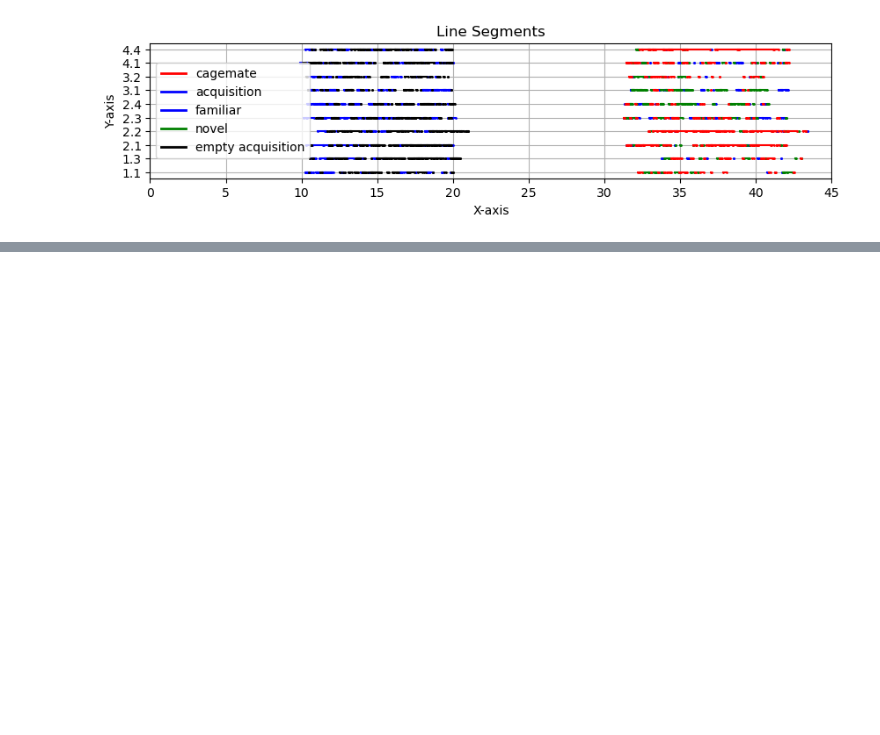
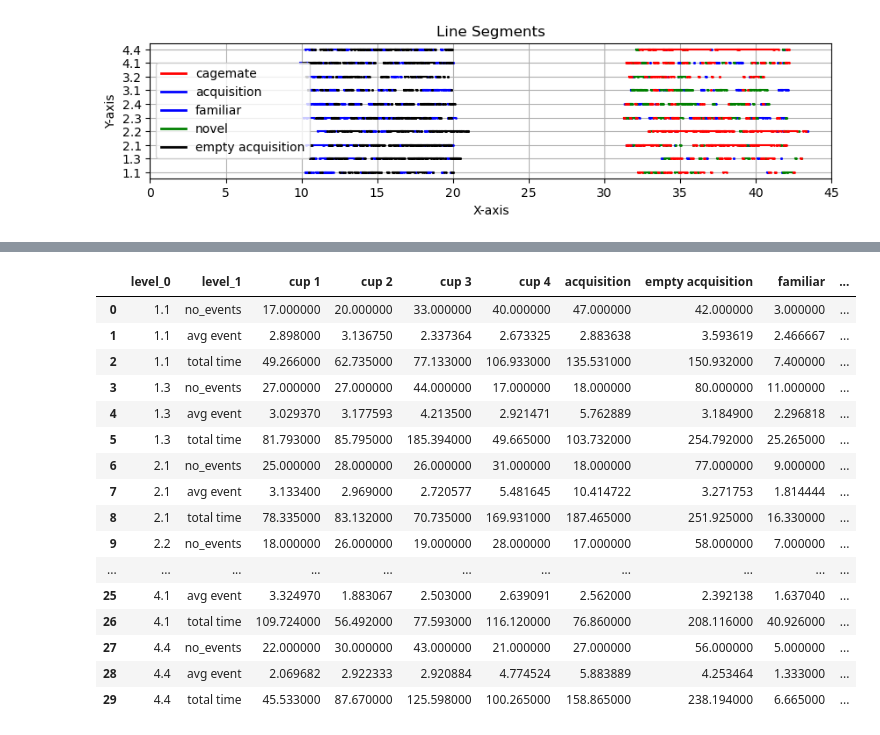
Before and after one commit to tomHep10/diff_fam_social_memory_ephys, a Jupyter notebook: pilot2/cups_phase4/cups_behavior_analysis.ipynb, the cells around one changed output, grey strips where cells are left out. Saved outputs shown, nothing was run; the diff lists cells and outputs as text; code cells hidden in the pictures; blank space fills up the shorter version.

```diff
--- a/pilot2/cups_phase4/cups_behavior_analysis.ipynb
+++ b/pilot2/cups_phase4/cups_behavior_analysis.ipynb
@@ -411,0 +406,20 @@ Text(0.5, 1.0, 'Constrained')
+# %%
+total_time = event_overview
+# %% [output]
+|  | level_0 | level_1 | cup 1 | cup 2 | cup 3 | cup 4 | acquisition | empty acquisition | familiar | ... |
+| 0 | 1.1 | no_events | 17.000000 | 20.000000 | 33.000000 | 40.000000 | 47.000000 | 42.000000 | 3.000000 | ... |
+| 1 | 1.1 | avg event | 2.898000 | 3.136750 | 2.337364 | 2.673325 | 2.883638 | 3.593619 | 2.466667 | ... |
+| 2 | 1.1 | total time | 49.266000 | 62.735000 | 77.133000 | 106.933000 | 135.531000 | 150.932000 | 7.400000 | ... |
+| 3 | 1.3 | no_events | 27.000000 | 27.000000 | 44.000000 | 17.000000 | 18.000000 | 80.000000 | 11.000000 | ... |
+| 4 | 1.3 | avg event | 3.029370 | 3.177593 | 4.213500 | 2.921471 | 5.762889 | 3.184900 | 2.296818 | ... |
+| 5 | 1.3 | total time | 81.793000 | 85.795000 | 185.394000 | 49.665000 | 103.732000 | 254.792000 | 25.265000 | ... |
+| 6 | 2.1 | no_events | 25.000000 | 28.000000 | 26.000000 | 31.000000 | 18.000000 | 77.000000 | 9.000000 | ... |
+| 7 | 2.1 | avg event | 3.133400 | 2.969000 | 2.720577 | 5.481645 | 10.414722 | 3.271753 | 1.814444 | ... |
+| 8 | 2.1 | total time | 78.335000 | 83.132000 | 70.735000 | 169.931000 | 187.465000 | 251.925000 | 16.330000 | ... |
+| 9 | 2.2 | no_events | 18.000000 | 26.000000 | 19.000000 | 28.000000 | 17.000000 | 58.000000 | 7.000000 | ... |
+| ... | ... | ... | ... | ... | ... | ... | ... | ... | ... | ... |
+| 25 | 4.1 | avg event | 3.324970 | 1.883067 | 2.503000 | 2.639091 | 2.562000 | 2.392138 | 1.637040 | ... |
+| 26 | 4.1 | total time | 109.724000 | 56.492000 | 77.593000 | 116.120000 | 76.860000 | 208.116000 | 40.926000 | ... |
+| 27 | 4.4 | no_events | 22.000000 | 30.000000 | 43.000000 | 21.000000 | 27.000000 | 56.000000 | 5.000000 | ... |
+| 28 | 4.4 | avg event | 2.069682 | 2.922333 | 2.920884 | 4.774524 | 5.883889 | 4.253464 | 1.333000 | ... |
+| 29 | 4.4 | total time | 45.533000 | 87.670000 | 125.598000 | 100.265000 | 158.865000 | 238.194000 | 6.665000 | ... |
```
Also changed, not shown: parts of 22 cells of this notebook.
